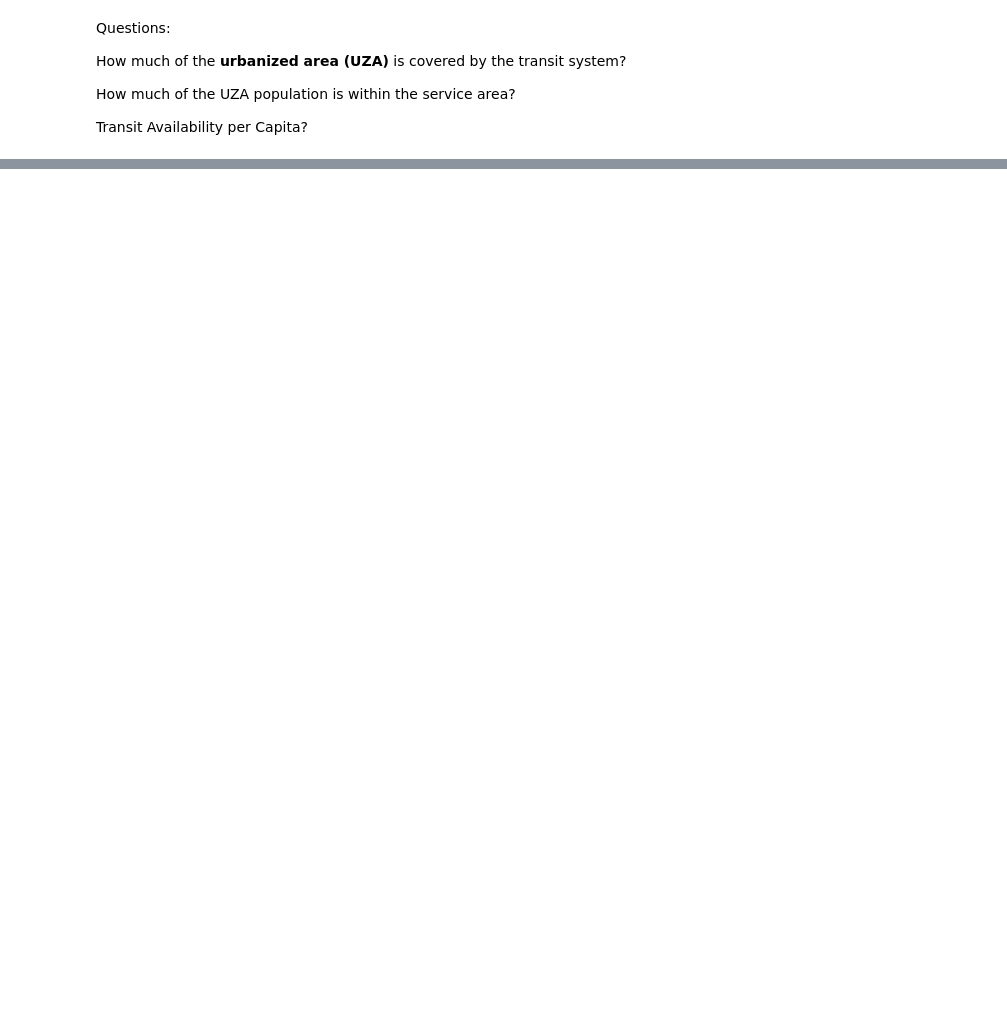
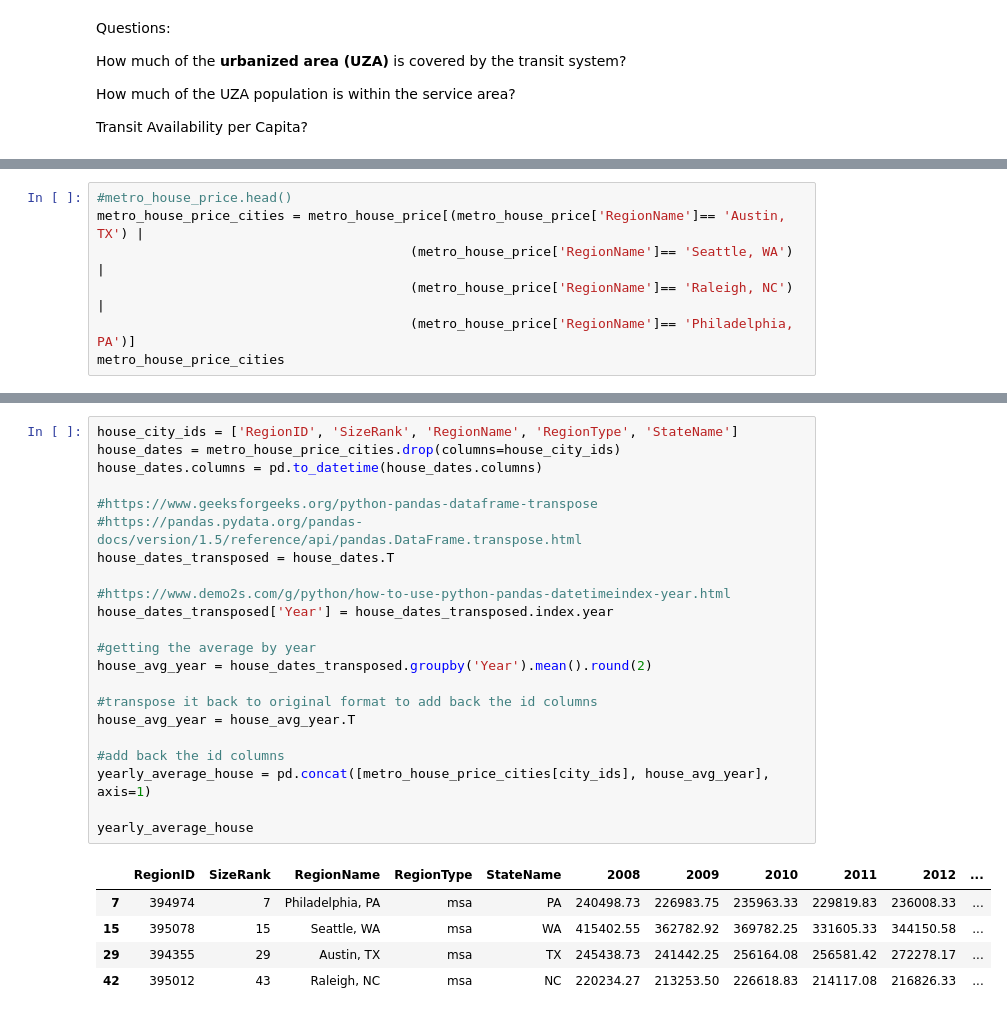
Before and after one commit to Hannah00Donnelly/nss-capstone-da14-2025, a Jupyter notebook: notebooks/hdonnelly_capstone.ipynb, the cells around one changed output, grey strips where cells are left out. Cells and saved outputs as stored; diff of their text form; blank space fills up the shorter version.

```diff
--- a/notebooks/hdonnelly_capstone.ipynb
+++ b/notebooks/hdonnelly_capstone.ipynb
@@ -1325,0 +574,7 @@ seattle_public_transportation_2024
+# %%
+#metro_house_price.head()
+metro_house_price_cities = metro_house_price[(metro_house_price['RegionName']== 'Austin, TX') |
+                                        (metro_house_price['RegionName']== 'Seattle, WA') |
+                                        (metro_house_price['RegionName']== 'Raleigh, NC') |
+                                        (metro_house_price['RegionName']== 'Philadelphia, PA')]
+metro_house_price_cities
@@ -1325,0 +587,28 @@ seattle_public_transportation_2024
+# %%
+house_city_ids = ['RegionID', 'SizeRank', 'RegionName', 'RegionType', 'StateName']
+house_dates = metro_house_price_cities.drop(columns=house_city_ids)
+house_dates.columns = pd.to_datetime(house_dates.columns)
+
+#https://www.geeksforgeeks.org/python-pandas-dataframe-transpose
+#https://pandas.pydata.org/pandas-docs/version/1.5/reference/api/pandas.DataFrame.transpose.html
+house_dates_transposed = house_dates.T
+
+#https://www.demo2s.com/g/python/how-to-use-python-pandas-datetimeindex-year.html
+house_dates_transposed['Year'] = house_dates_transposed.index.year
+
+#getting the average by year
+house_avg_year = house_dates_transposed.groupby('Year').mean().round(2)
+
+#transpose it back to original format to add back the id columns
+house_avg_year = house_avg_year.T
+
+#add back the id columns
+yearly_average_house = pd.concat([metro_house_price_cities[city_ids], house_avg_year], axis=1)
+
+yearly_average_house
+# %% [output]
+|  | RegionID | SizeRank | RegionName | RegionType | StateName | 2008 | 2009 | 2010 | 2011 | 2012 | ... |
+| 7 | 394974 | 7 | Philadelphia, PA | msa | PA | 240498.73 | 226983.75 | 235963.33 | 229819.83 | 236008.33 | ... |
+| 15 | 395078 | 15 | Seattle, WA | msa | WA | 415402.55 | 362782.92 | 369782.25 | 331605.33 | 344150.58 | ... |
+| 29 | 394355 | 29 | Austin, TX | msa | TX | 245438.73 | 241442.25 | 256164.08 | 256581.42 | 272278.17 | ... |
+| 42 | 395012 | 43 | Raleigh, NC | msa | NC | 220234.27 | 213253.50 | 226618.83 | 214117.08 | 216826.33 | ... |
```
Also changed, not shown: parts of 132 cells of this notebook.
